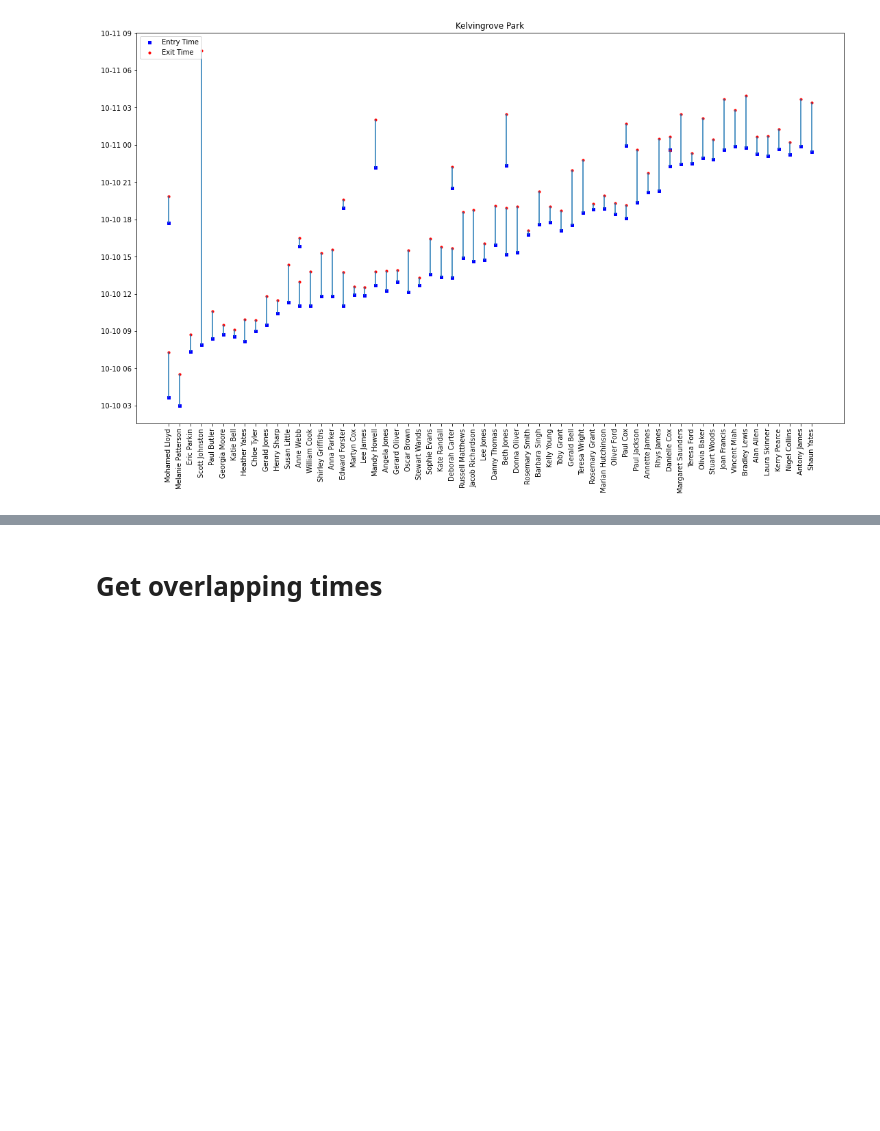
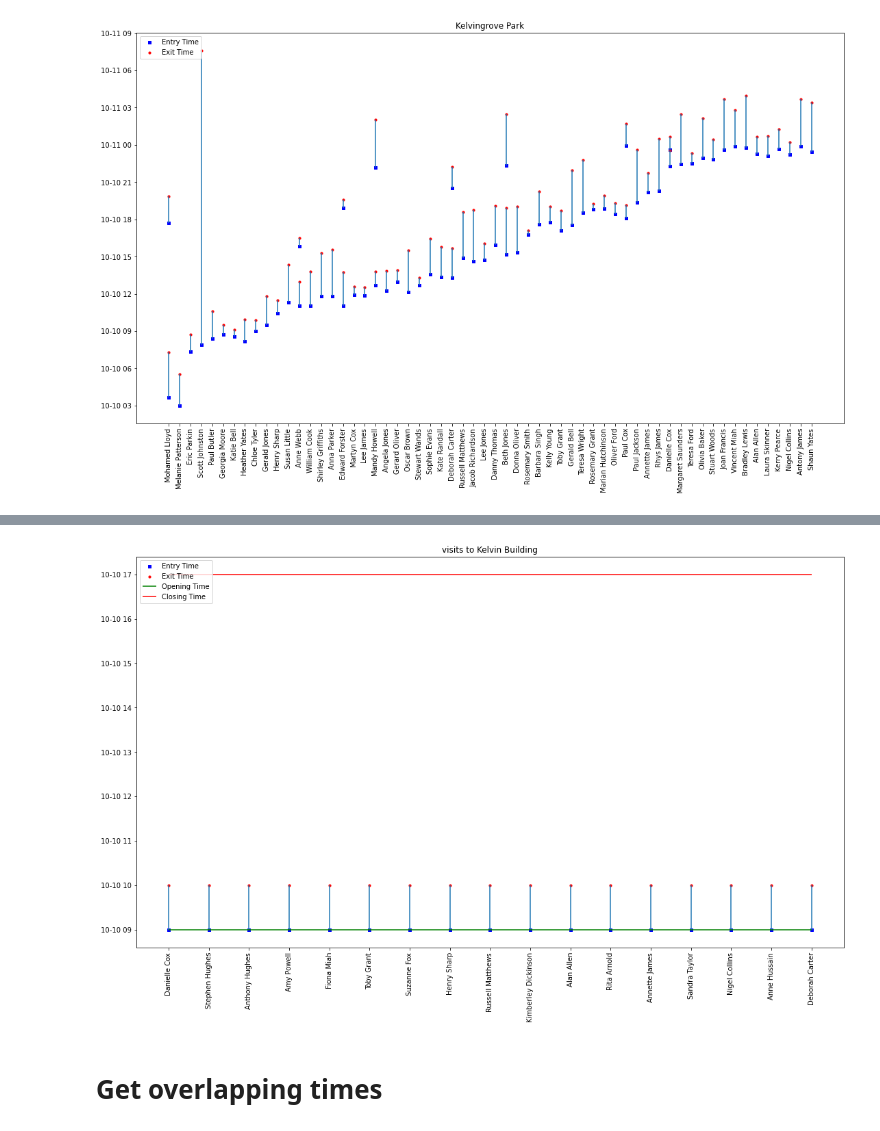
Before and after one commit to SamSJackson/GUTS2022, a Jupyter notebook: security file analysis.ipynb, the cells around one changed output, grey strips where cells are left out. Drawn from its saved outputs; the diff is of its cells as text; code cells hidden in the pictures; blank space fills up the shorter version.

```diff
--- a/security file analysis.ipynb
+++ b/security file analysis.ipynb
@@ -256,3 +205,7 @@ create_figure('Joseph Black Building', datetime(2022,10,10,9), datetime(2022,10,
+# %%
+create_figure('Kelvin Building', datetime(2022,10,10,9), datetime(2022,10,10,17))
+# %% [output]
+[figure, added]
 # %% [markdown]
 # Get overlapping times
 # %%
```
Also changed, not shown: parts of 15 cells of this notebook.
